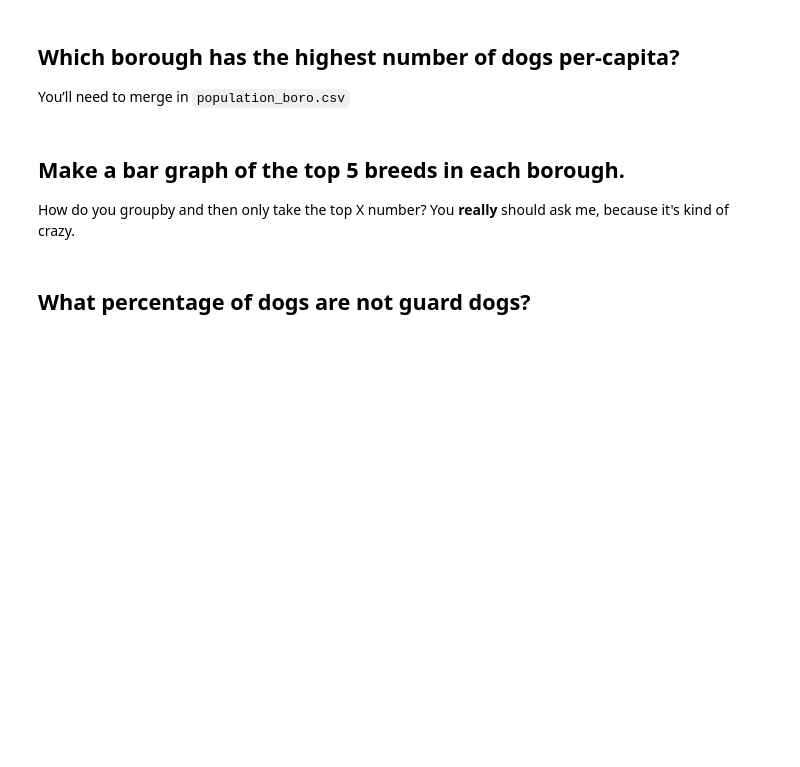
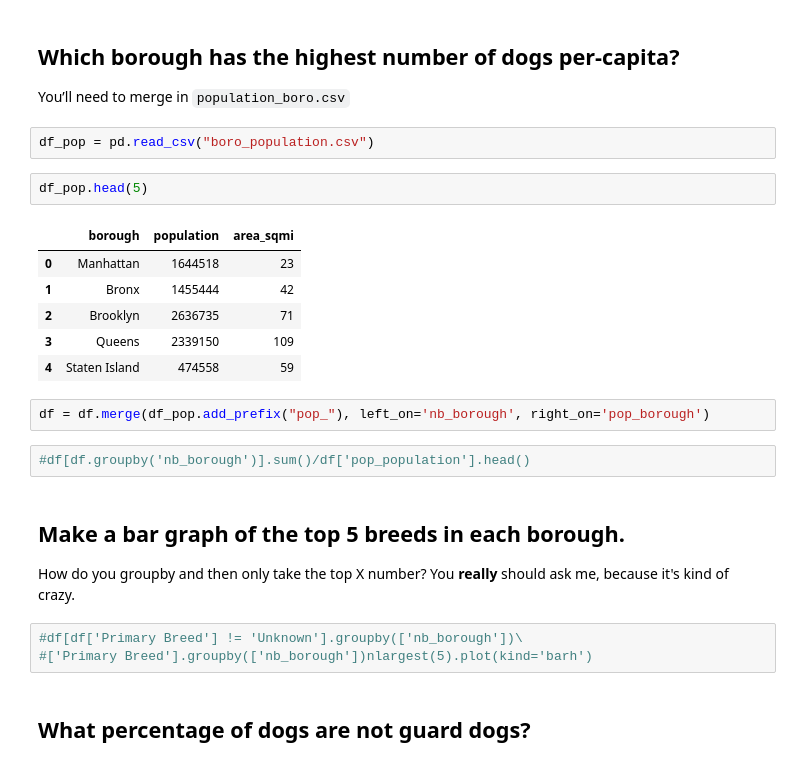
Before and after one commit to anastasiajourno/homework6_valeeva, a Jupyter notebook: dogs/6-2homework6-part2-valeeva.ipynb, the cells around one changed output. Cells and saved outputs as stored; diff of their text form; blank space fills up the shorter version.

```diff
--- a/dogs/6-2homework6-part2-valeeva.ipynb
+++ b/dogs/6-2homework6-part2-valeeva.ipynb
@@ -283,10 +286,28 @@ df['nb_borough'].value_counts().sort_values(ascending = True).plot(kind='barh')
 ## Which borough has the highest number of dogs per-capita?
 
 You’ll need to merge in `population_boro.csv`
+# %%
+df_pop = pd.read_csv("boro_population.csv")
+# %%
+df_pop.head(5)
+# %% [output]
+|  | borough | population | area_sqmi |
+| 0 | Manhattan | 1644518 | 23 |
+| 1 | Bronx | 1455444 | 42 |
+| 2 | Brooklyn | 2636735 | 71 |
+| 3 | Queens | 2339150 | 109 |
+| 4 | Staten Island | 474558 | 59 |
+# %%
+df = df.merge(df_pop.add_prefix("pop_"), left_on='nb_borough', right_on='pop_borough')
+# %%
+#df[df.groupby('nb_borough')].sum()/df['pop_population'].head()
 # %% [markdown]
 ## Make a bar graph of the top 5 breeds in each borough.
 
 How do you groupby and then only take the top X number? You **really** should ask me, because it's kind of crazy.
+# %%
+#df[df['Primary Breed'] != 'Unknown'].groupby(['nb_borough'])\
+#['Primary Breed'].groupby(['nb_borough'])nlargest(5).plot(kind='barh')
 # %% [markdown]
 ## What percentage of dogs are not guard dogs?
 # %%
```
Also changed, not shown: parts of 3 cells of this notebook.
